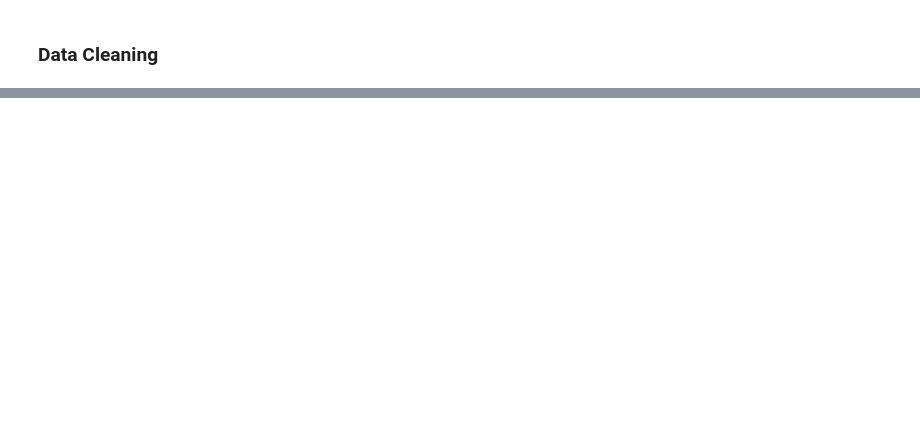
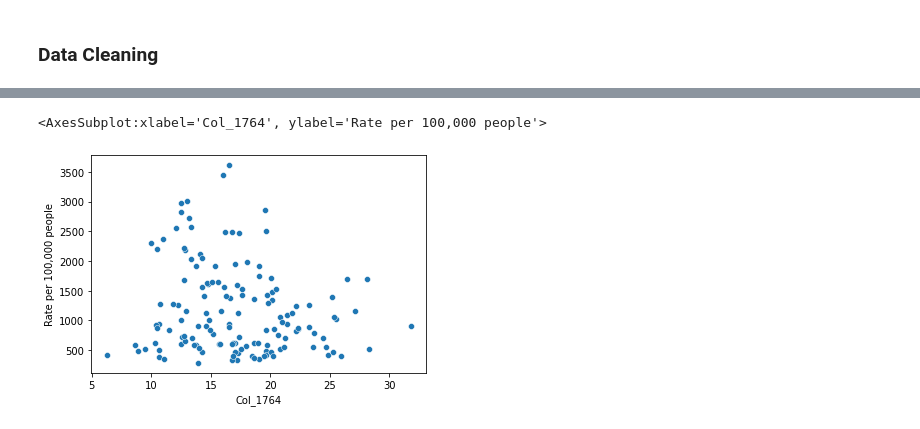
Before and after one commit to alexeimarcilio/GBC, a Jupyter notebook: LR_Project/CovidTO.ipynb, the cells around one changed output, grey strips where cells are left out. Cells and saved outputs as stored; diff of their text form; code cells hidden in the pictures; blank space fills up the shorter version.

```diff
--- a/LR_Project/CovidTO.ipynb
+++ b/LR_Project/CovidTO.ipynb
@@ -190,0 +284,8 @@ sring = "k(a3(b(a2(c))))"
+# %%
+# rate of transit use
+df = NeighCases[['Col_1764','Rate per 100,000 people']]
+
+sns.scatterplot(data=df, x='Col_1764',y='Rate per 100,000 people')
+# %% [output]
+<AxesSubplot:xlabel='Col_1764', ylabel='Rate per 100,000 people'>
+[figure, added]
```
Also changed, not shown: parts of 130 cells of this notebook, 25 other files.
